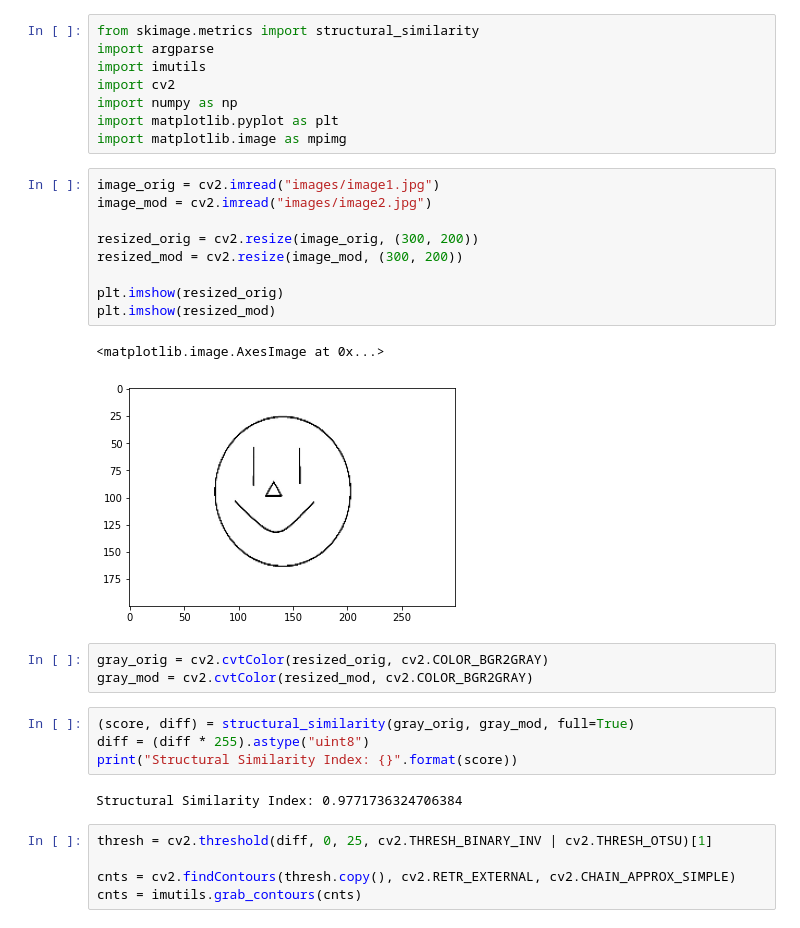
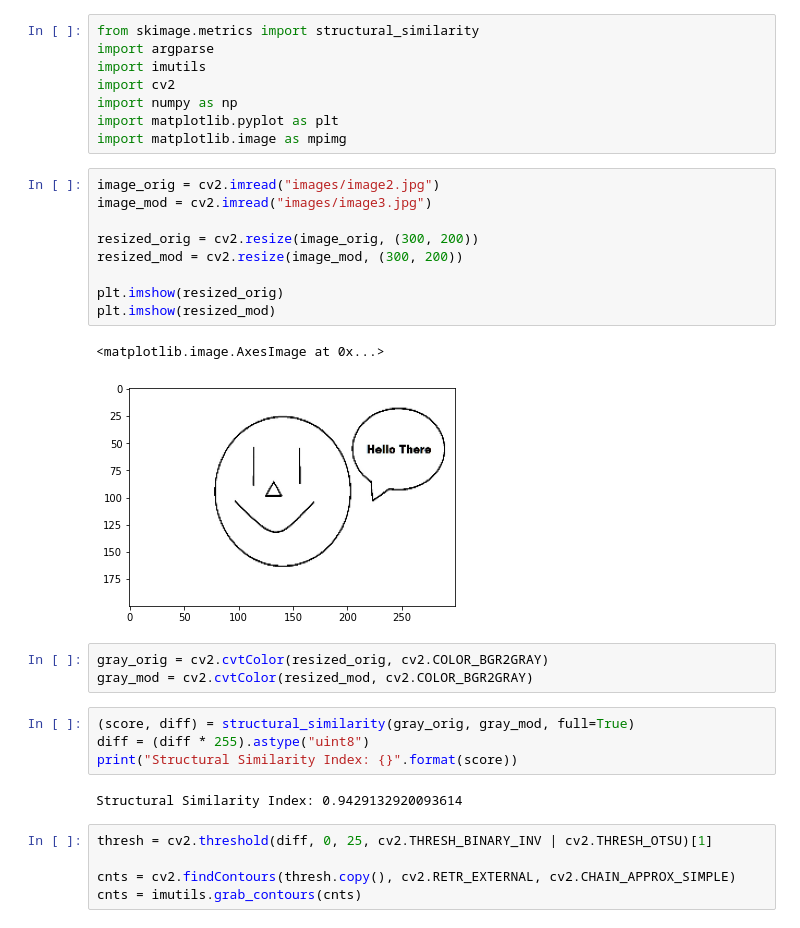
Before and after one commit to sridharnandigam/hacktx, a Jupyter notebook: api/DifferenceDetection.ipynb, the cells around one changed output. Saved outputs shown, nothing was run; the diff lists cells and outputs as text.

```diff
--- a/api/DifferenceDetection.ipynb
+++ b/api/DifferenceDetection.ipynb
@@ -7,17 +7,17 @@ import numpy as np
 import matplotlib.pyplot as plt
 import matplotlib.image as mpimg
 # %%
-image_orig = cv2.imread("images/image1.jpg")
-image_mod = cv2.imread("images/image2.jpg")
+image_orig = cv2.imread("images/image2.jpg")
+image_mod = cv2.imread("images/image3.jpg")
 
 resized_orig = cv2.resize(image_orig, (300, 200))
 resized_mod = cv2.resize(image_mod, (300, 200))
 
 plt.imshow(resized_orig)
 plt.imshow(resized_mod)
 # %% [output]
 <matplotlib.image.AxesImage at 0x...>
-[figure, old version]
+[figure, new version]
 # %%
 gray_orig = cv2.cvtColor(resized_orig, cv2.COLOR_BGR2GRAY)
 gray_mod = cv2.cvtColor(resized_mod, cv2.COLOR_BGR2GRAY)
@@ -26,7 +26,7 @@ gray_mod = cv2.cvtColor(resized_mod, cv2.COLOR_BGR2GRAY)
 diff = (diff * 255).astype("uint8")
 print("Structural Similarity Index: {}".format(score))
 # %% [output]
-Structural Similarity Index: 0.9771736324706384
+Structural Similarity Index: 0.9429132920093614
 # %%
 thresh = cv2.threshold(diff, 0, 25, cv2.THRESH_BINARY_INV | cv2.THRESH_OTSU)[1]
 
```
Also changed, not shown: parts of 3 cells of this notebook, 7 other files.
